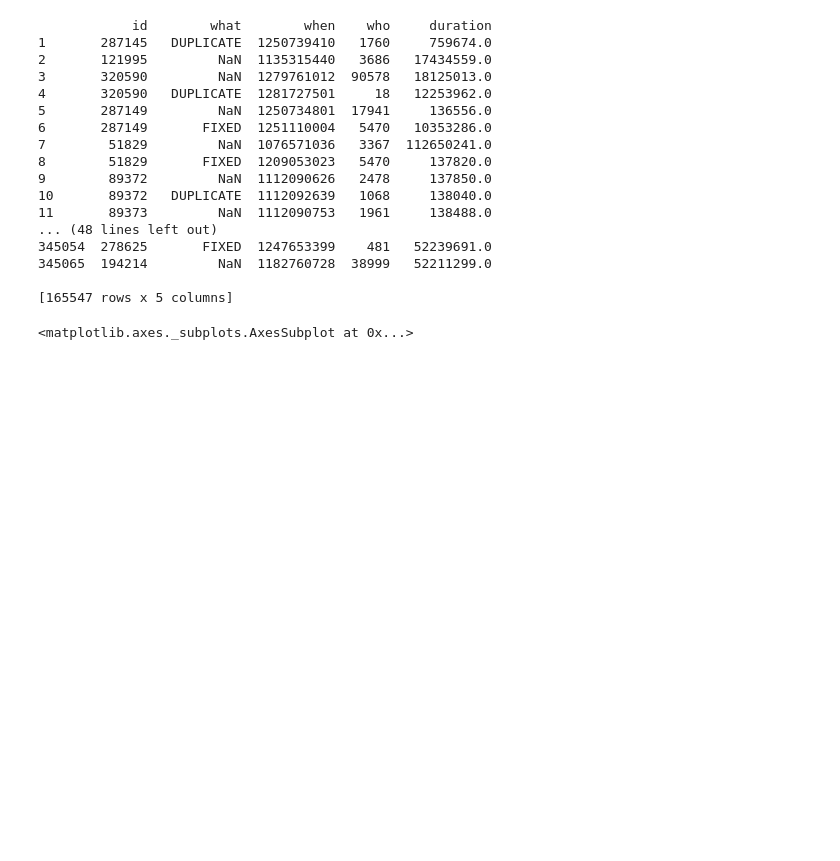
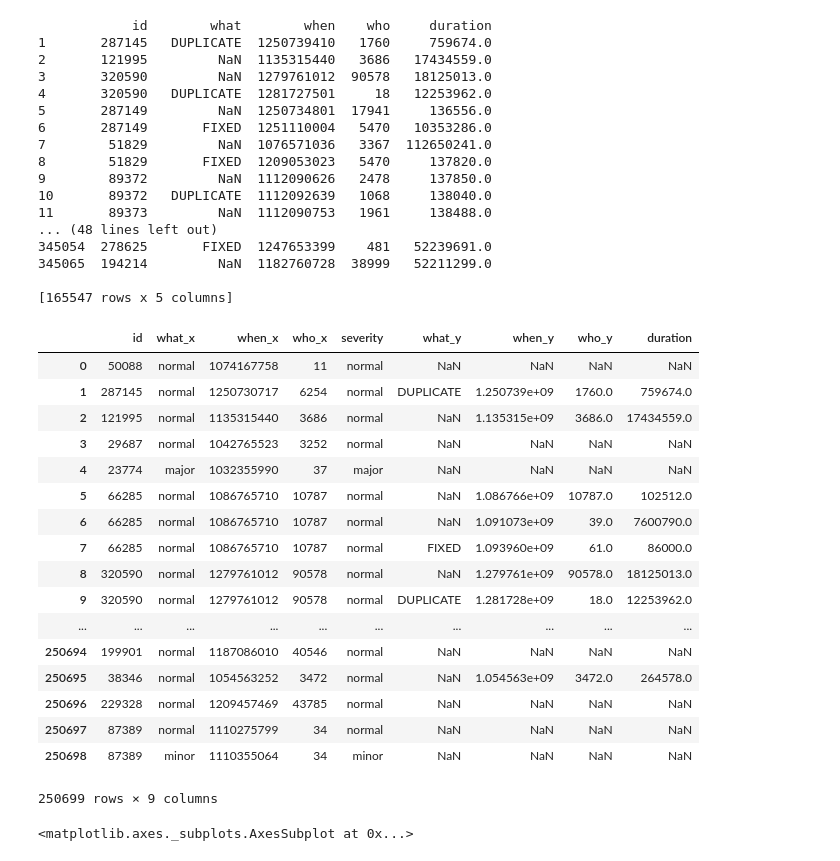
Before and after one commit to paigebiller/HomeworkFour, a Jupyter notebook: FinalProject.ipynb, the cells around one changed output. Drawn from its saved outputs; the diff is of its cells as text; code cells hidden in the pictures; blank space fills up the shorter version.

```diff
--- a/FinalProject.ipynb
+++ b/FinalProject.ipynb
@@ -234,6 +238,27 @@ print(durationDf)
 345065  194214         NaN  1182760728  38999   52211299.0
 
 [165547 rows x 5 columns]
+# %%
+severityDf.merge(durationDf, left_on='id', right_on='id', how='outer')
+# %% [output]
+|  | id | what_x | when_x | who_x | severity | what_y | when_y | who_y | duration |
+| 0 | 50088 | normal | 1074167758 | 11 | normal | NaN | NaN | NaN | NaN |
+| 1 | 287145 | normal | 1250730717 | 6254 | normal | DUPLICATE | 1.250739e+09 | 1760.0 | 759674.0 |
+| 2 | 121995 | normal | 1135315440 | 3686 | normal | NaN | 1.135315e+09 | 3686.0 | 17434559.0 |
+| 3 | 29687 | normal | 1042765523 | 3252 | normal | NaN | NaN | NaN | NaN |
+| 4 | 23774 | major | 1032355990 | 37 | major | NaN | NaN | NaN | NaN |
+| 5 | 66285 | normal | 1086765710 | 10787 | normal | NaN | 1.086766e+09 | 10787.0 | 102512.0 |
+| 6 | 66285 | normal | 1086765710 | 10787 | normal | NaN | 1.091073e+09 | 39.0 | 7600790.0 |
+| 7 | 66285 | normal | 1086765710 | 10787 | normal | FIXED | 1.093960e+09 | 61.0 | 86000.0 |
+| 8 | 320590 | normal | 1279761012 | 90578 | normal | NaN | 1.279761e+09 | 90578.0 | 18125013.0 |
+| 9 | 320590 | normal | 1279761012 | 90578 | normal | DUPLICATE | 1.281728e+09 | 18.0 | 12253962.0 |
+| ... | ... | ... | ... | ... | ... | ... | ... | ... | ... |
+| 250694 | 199901 | normal | 1187086010 | 40546 | normal | NaN | NaN | NaN | NaN |
+| 250695 | 38346 | normal | 1054563252 | 3472 | normal | NaN | 1.054563e+09 | 3472.0 | 264578.0 |
+| 250696 | 229328 | normal | 1209457469 | 43785 | normal | NaN | NaN | NaN | NaN |
+| 250697 | 87389 | normal | 1110275799 | 34 | normal | NaN | NaN | NaN | NaN |
+| 250698 | 87389 | minor | 1110355064 | 34 | minor | NaN | NaN | NaN | NaN |
+250699 rows × 9 columns
 # %%
 sns.stripplot(x="duration", y="what", data=durationDf)
 # %% [output]
```
Also changed, not shown: parts of 4 cells of this notebook.
